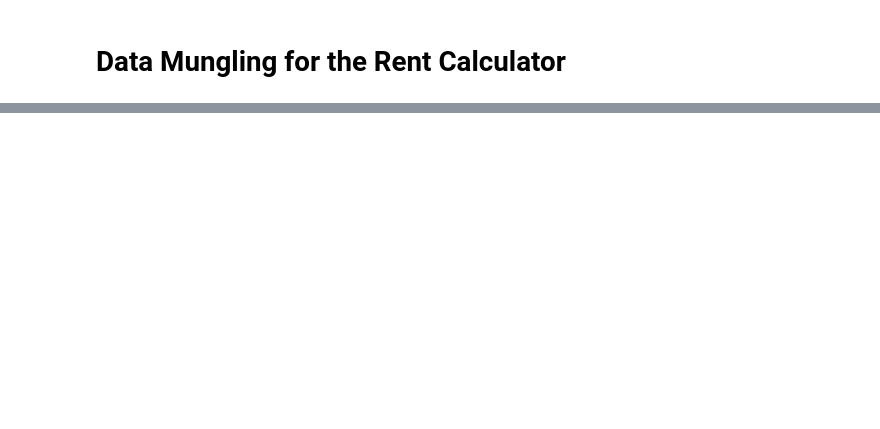
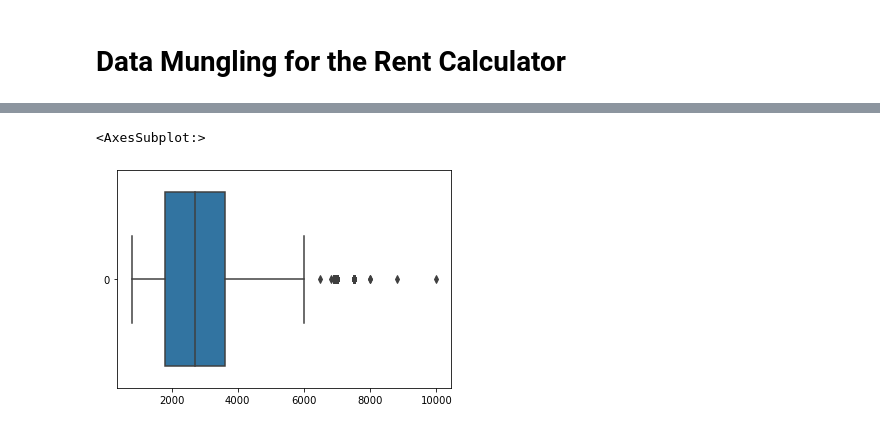
Before and after one commit to cpoles/data_science, a Jupyter notebook: awari/rent_calculator/rent_calc_data_mun.ipynb, the cells around one changed output, grey strips where cells are left out. Drawn from its saved outputs; the diff is of its cells as text; code cells hidden in the pictures; blank space fills up the shorter version.

Commit message:
Finished Data Mungling Activity

```diff
--- a/awari/rent_calculator/rent_calc_data_mun.ipynb
+++ b/awari/rent_calculator/rent_calc_data_mun.ipynb
@@ -23,0 +172,5 @@ df
+# %%
+sns.boxplot(data=df.aluguel, orient='horizontal')
+# %% [output]
+<AxesSubplot:>
+[figure, added]
```
Also changed, not shown: parts of 18 cells of this notebook.
